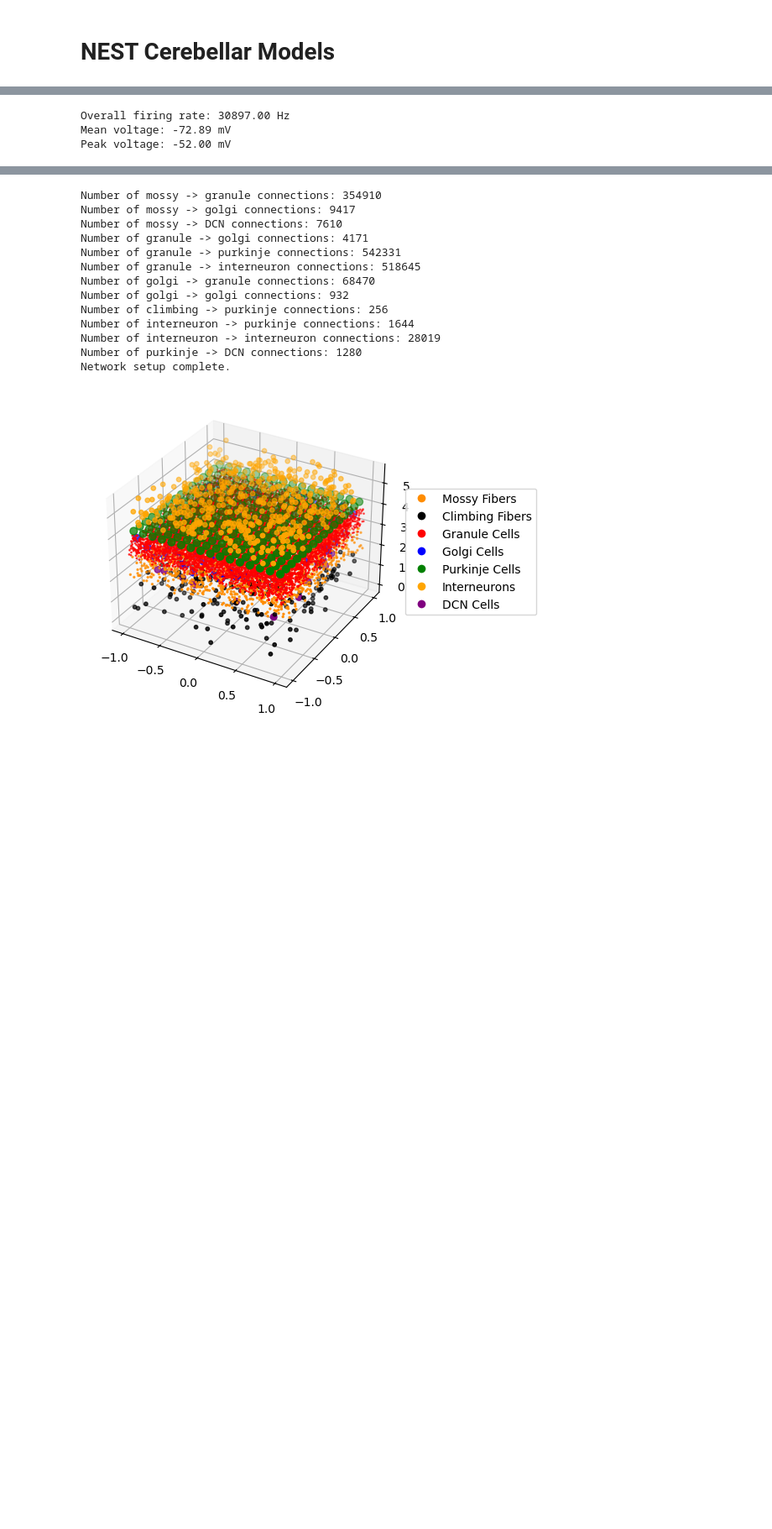
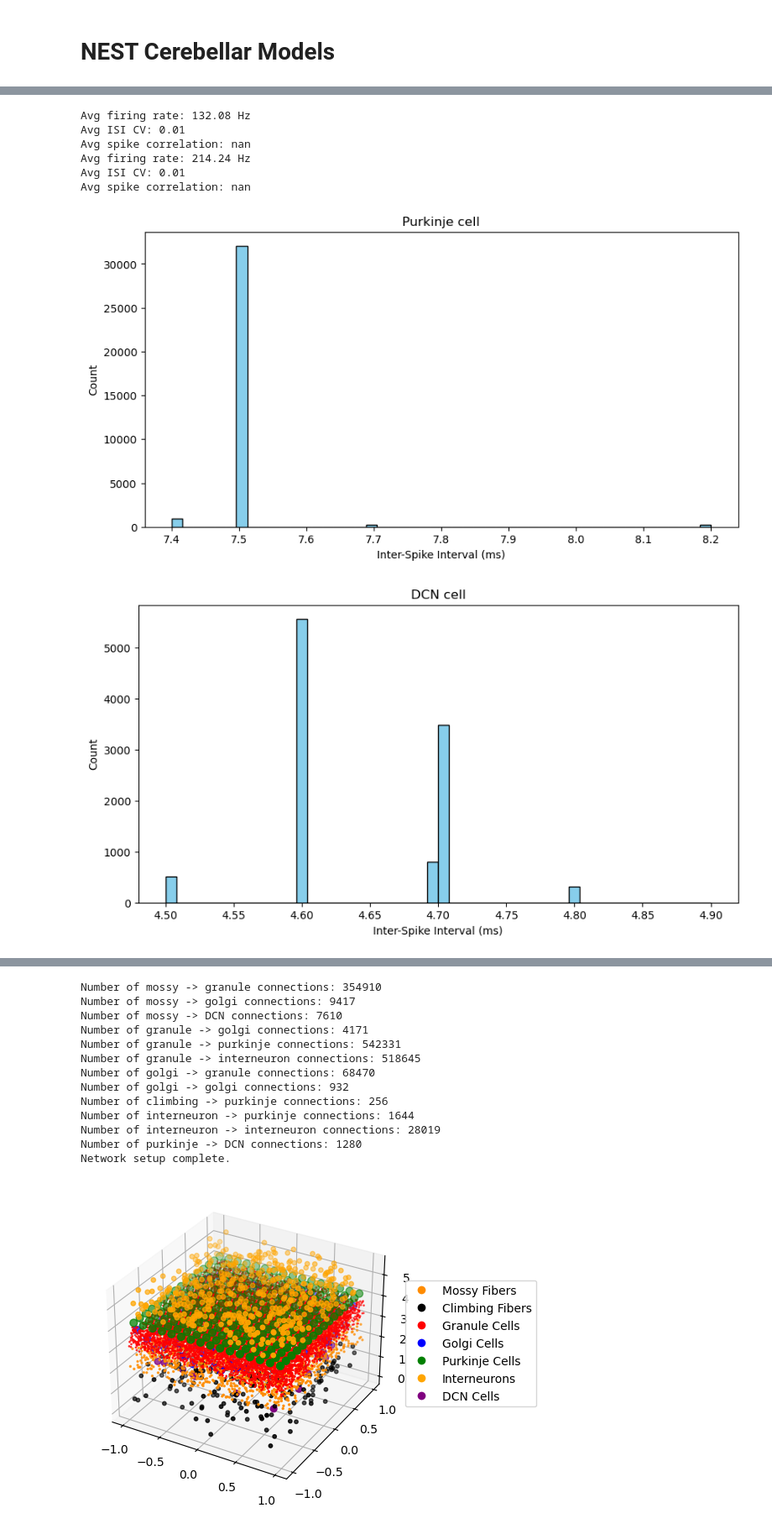
Before and after one commit to ashley-andrea/Project_BM, a Jupyter notebook: cerebellum_simulation.ipynb, the cells around one changed output, grey strips where cells are left out. Shown at 84% size. Drawn from its saved outputs; the diff is of its cells as text; code cells hidden in the pictures; blank space fills up the shorter version.

```diff
--- a/cerebellum_simulation.ipynb
+++ b/cerebellum_simulation.ipynb
@@ -48,15 +45,27 @@ Feb 17 15:09:00 SimulationManager::run [Info]:
     Simulation finished.
-# %%
-pc_spike_data = results["purkinje_spikes"]
-dcn_spike_data = results["dcn_spikes"]
-analysis_results = analysis.analyze_spike_data(pc_spike_data)
-isis = analysis.get_isi_distribution(pc_spike_data["times"])
-
-voltages_data = results["purkinje_voltages"]
-voltage_analysis_results = analysis.analyze_voltage_data(voltages_data)
-# %% [output]
-Overall firing rate: 30897.00 Hz
-Mean voltage: -72.89 mV
-Peak voltage: -52.00 mV
+# %%
+pc_spike_data = results["purkinje_spikes"]
+dcn_spike_data = results["dcn_spikes"]
+
+pc_spike_data = analysis.analyze_spike_data(pc_spike_data)
+dcn_spike_data = analysis.analyze_spike_data(dcn_spike_data)
+
+spike_trains_pc = pc_spike_data["spike_trains"]
+spike_trains_dcn = dcn_spike_data["spike_trains"]
+
+isis_distribution_pc = analysis.get_isi_distribution(spike_trains_pc)
+isis_distribution_dcn = analysis.get_isi_distribution(spike_trains_dcn)
+
+visualization.plot_isi_histogram(isis_distribution_pc, title="Purkinje cell")
+visualization.plot_isi_histogram(isis_distribution_dcn, title="DCN cell")
+# %% [output]
+Avg firing rate: 132.08 Hz
+Avg ISI CV: 0.01
+Avg spike correlation: nan
+Avg firing rate: 214.24 Hz
+Avg ISI CV: 0.01
+Avg spike correlation: nan
+[figure, added]
+[figure, added]
 # %%
 visualization.plot_raster(pc_spike_data, title="Purkinje Cell Raster Plot")
```
Also changed, not shown: parts of 6 cells of this notebook, 7 other files.
